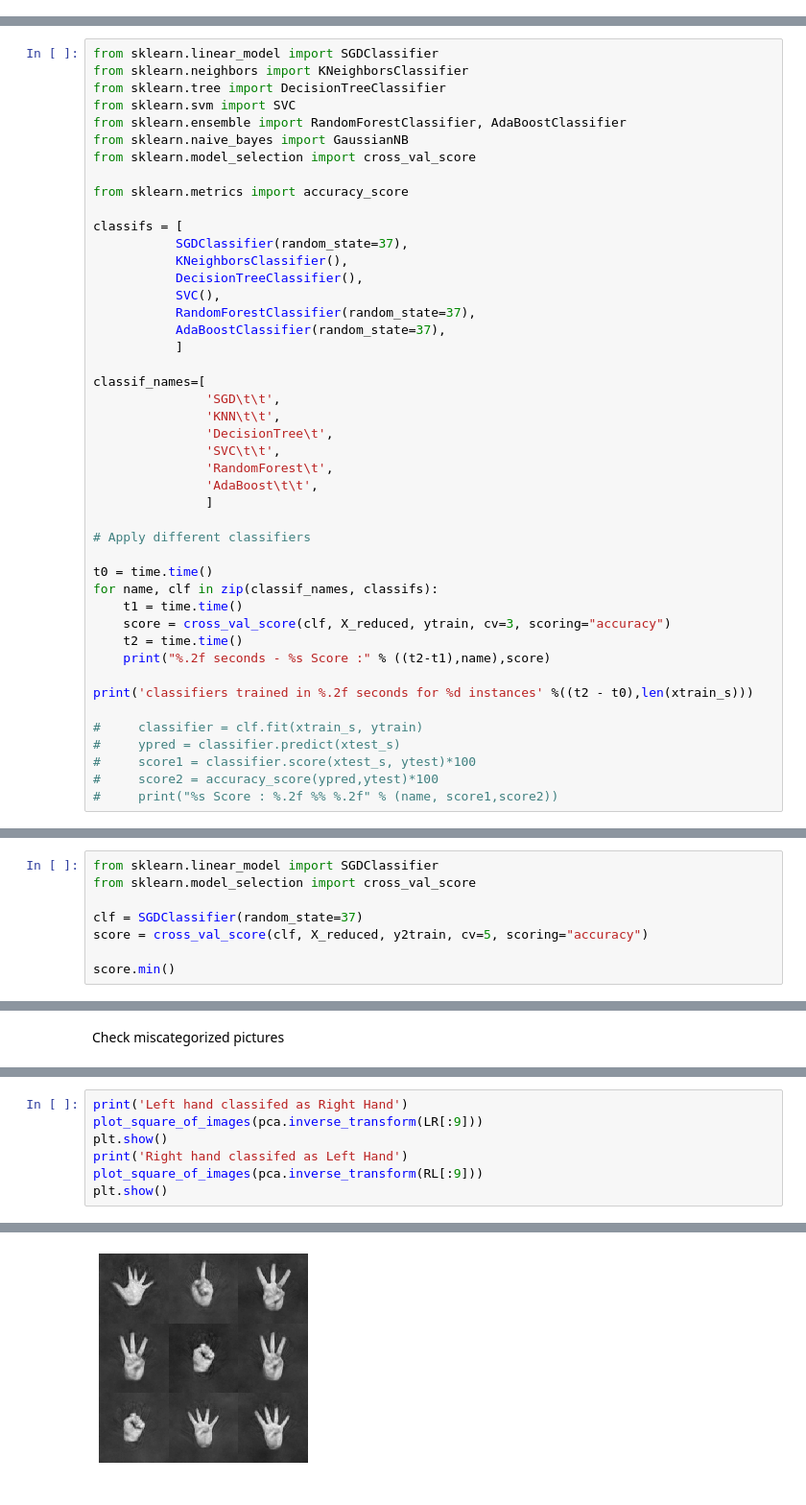
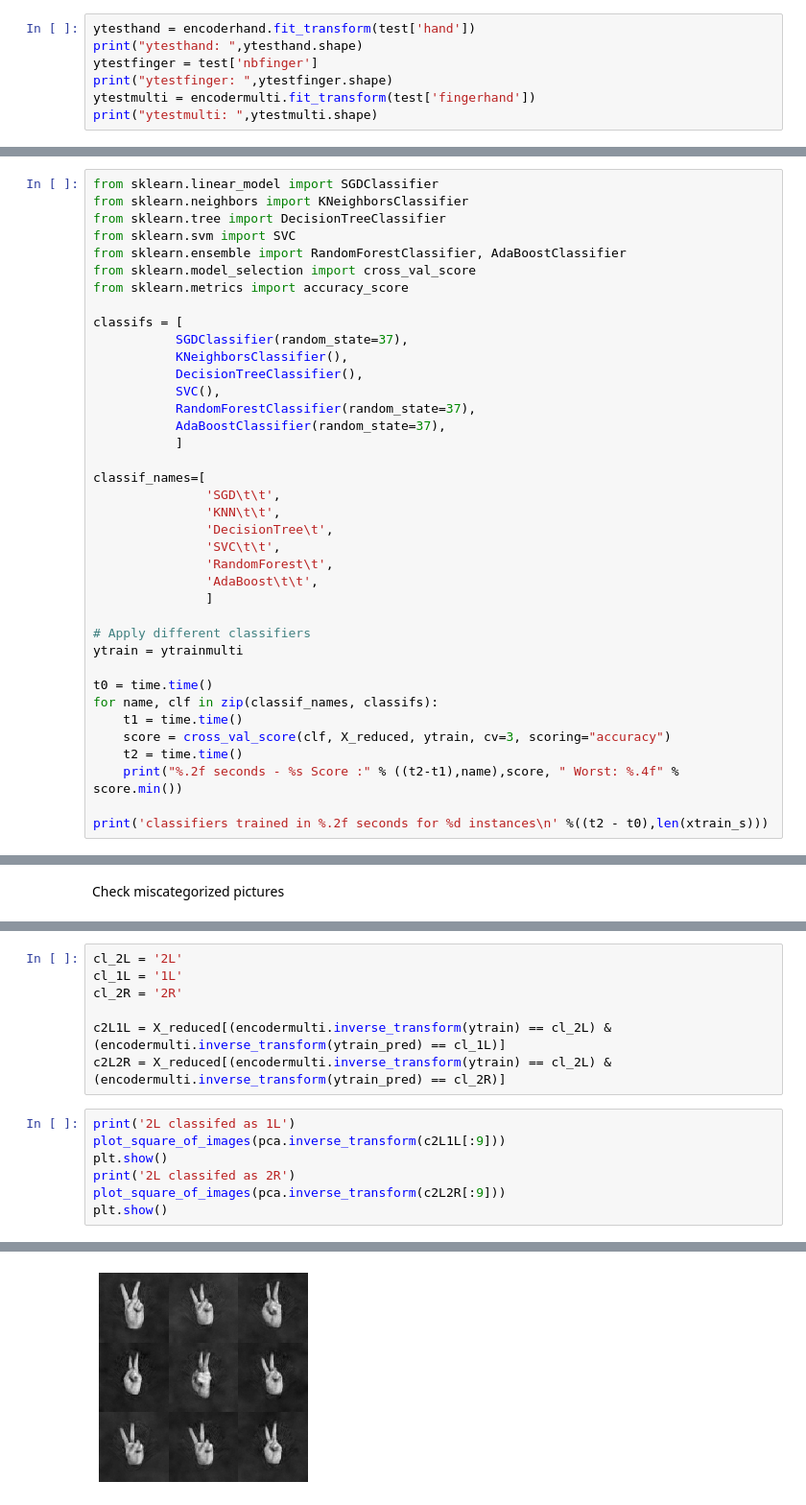
Before and after one commit to rezar12/DataScience_and_ANN, a Jupyter notebook: finger_reko/finger_recognition.ipynb, the cells around one changed output, grey strips where cells are left out. Shown at 96% size. Drawn from its saved outputs; the diff is of its cells as text.

```diff
--- a/finger_reko/finger_recognition.ipynb
+++ b/finger_reko/finger_recognition.ipynb
@@ -230,0 +253,7 @@ plot_square_of_images(images)
+# %%
+ytesthand = encoderhand.fit_transform(test['hand'])
+print("ytesthand: ",ytesthand.shape)
+ytestfinger = test['nbfinger']
+print("ytestfinger: ",ytestfinger.shape)
+ytestmulti = encodermulti.fit_transform(test['fingerhand'])
+print("ytestmulti: ",ytestmulti.shape)
@@ -236,9 +269,7 @@ from sklearn.neighbors import KNeighborsClassifier
 from sklearn.tree import DecisionTreeClassifier
 from sklearn.svm import SVC
 from sklearn.ensemble import RandomForestClassifier, AdaBoostClassifier
-from sklearn.naive_bayes import GaussianNB
 from sklearn.model_selection import cross_val_score
-
 from sklearn.metrics import accuracy_score
 
 classifs = [
@@ -260,19 +291,14 @@ classif_names=[
                ]
 
 # Apply different classifiers
+ytrain = ytrainmulti
 
 t0 = time.time()
 for name, clf in zip(classif_names, classifs):
     t1 = time.time()
     score = cross_val_score(clf, X_reduced, ytrain, cv=3, scoring="accuracy")
     t2 = time.time()
-    print("%.2f seconds - %s Score :" % ((t2-t1),name),score)
+    print("%.2f seconds - %s Score :" % ((t2-t1),name),score, " Worst: %.4f" % score.min())
 
-print('classifiers trained in %.2f seconds for %d instances' %((t2 - t0),len(xtrain_s)))
-
-#     classifier = clf.fit(xtrain_s, ytrain)
-#     ypred = classifier.predict(xtest_s)
-#     score1 = classifier.score(xtest_s, ytest)*100
-#     score2 = accuracy_score(ypred,ytest)*100
-#     print("%s Score : %.2f %% %.2f" % (name, score1,score2))
+print('classifiers trained in %.2f seconds for %d instances\n' %((t2 - t0),len(xtrain_s)))
 # %% [output]
@@ -302,8 +325,0 @@ score.min()
-# %%
-from sklearn.linear_model import SGDClassifier
-from sklearn.model_selection import cross_val_score
-
-clf = SGDClassifier(random_state=37)
-score = cross_val_score(clf, X_reduced, y2train, cv=5, scoring="accuracy")
-
-score.min()
@@ -338,8 +352,15 @@ RL = X_reduced[(encoderhand.inverse_transform(ytrain) == cl_R) & (encoderhand.in
+# %%
+cl_2L = '2L'
+cl_1L = '1L'
+cl_2R = '2R'
+
+c2L1L = X_reduced[(encodermulti.inverse_transform(ytrain) == cl_2L) & (encodermulti.inverse_transform(ytrain_pred) == cl_1L)]
+c2L2R = X_reduced[(encodermulti.inverse_transform(ytrain) == cl_2L) & (encodermulti.inverse_transform(ytrain_pred) == cl_2R)]
 # %%
-print('Left hand classifed as Right Hand')
-plot_square_of_images(pca.inverse_transform(LR[:9]))
+print('2L classifed as 1L')
+plot_square_of_images(pca.inverse_transform(c2L1L[:9]))
 plt.show()
-print('Right hand classifed as Left Hand')
-plot_square_of_images(pca.inverse_transform(RL[:9]))
+print('2L classifed as 2R')
+plot_square_of_images(pca.inverse_transform(c2L2R[:9]))
 plt.show()
 # %% [output]
@@ -347 +368 @@ Left hand classifed as Right Hand
-[figure, old version]
+[figure, new version]
```
Also changed, not shown: parts of 55 cells of this notebook, 1 other file.
